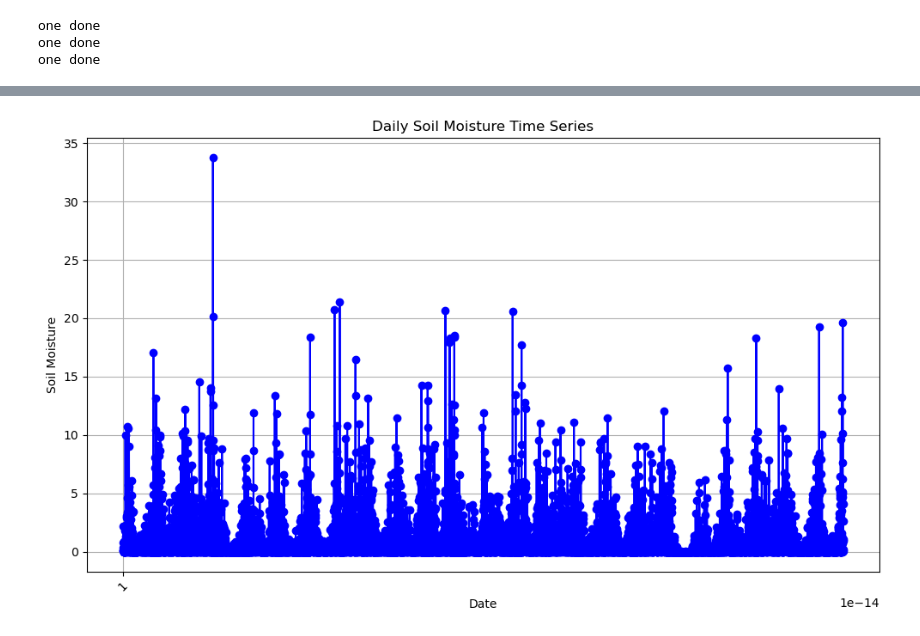
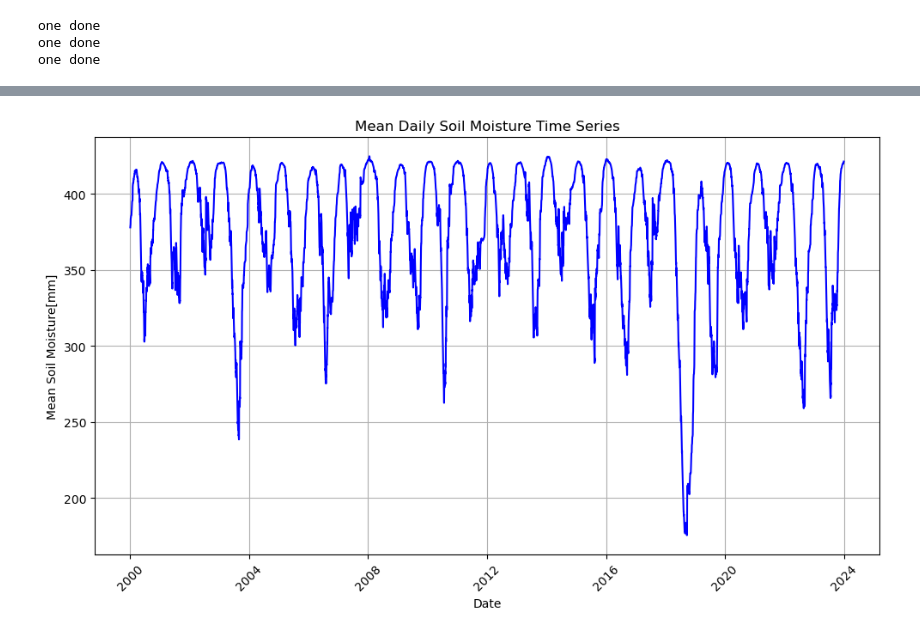
Before and after one commit to justusnoegel/deadwood_prediction, a Jupyter notebook: harz.ipynb, the cells around one changed output, grey strips where cells are left out. Cells and saved outputs as stored; diff of their text form; code cells hidden in the pictures.

Commit message:
PLOT

```diff
--- a/harz.ipynb
+++ b/harz.ipynb
@@ -302,25 +305,21 @@ evapotranspiration_xr = xr.DataArray(evapotranspiration, dims=('time', 'lat', 'l
 # %%
 import matplotlib.pyplot as plt
+import xarray as xr
 
-# Assuming daily_output['calculated_soil_moisture'] contains the soil moisture values
-soil_moisture_values = daily_output['runoff']
+# Assuming soil_moisture_xr is your xarray.DataArray
 
-# Assuming daily_output['time'] contains the corresponding timestamps
-timestamps = daily_output['time']
+# Calculate the mean along the lat and lon axes (axis=1)
+mean_soil_moisture = soil_moisture_xr.mean(dim=('lat', 'lon'))
 
-# Plot the time series
+# Plot the mean soil moisture
 plt.figure(figsize=(10, 6))
-plt.plot(timestamps, soil_moisture_values, color='blue', marker='o', linestyle='-')
-plt.title('Daily Soil Moisture Time Series')
+plt.plot(mean_soil_moisture.time, mean_soil_moisture, color='blue', linestyle='-')
+plt.title('Mean Daily Soil Moisture Time Series')
 plt.xlabel('Date')
-plt.ylabel('Soil Moisture')
+plt.ylabel('Mean Soil Moisture[mm]')
 plt.xticks(rotation=45)
-
-# Customize the x-axis ticks to show only the first of January for each year
-plt.xticks(pd.date_range(timestamps.min(), timestamps.max(), freq='YS'), rotation=45)
-
 plt.grid(True)
 plt.tight_layout()
 plt.show()
 # %% [output]
-[figure, old version]
+[figure, new version]
```
Also changed, not shown: parts of 1 cell of this notebook.
